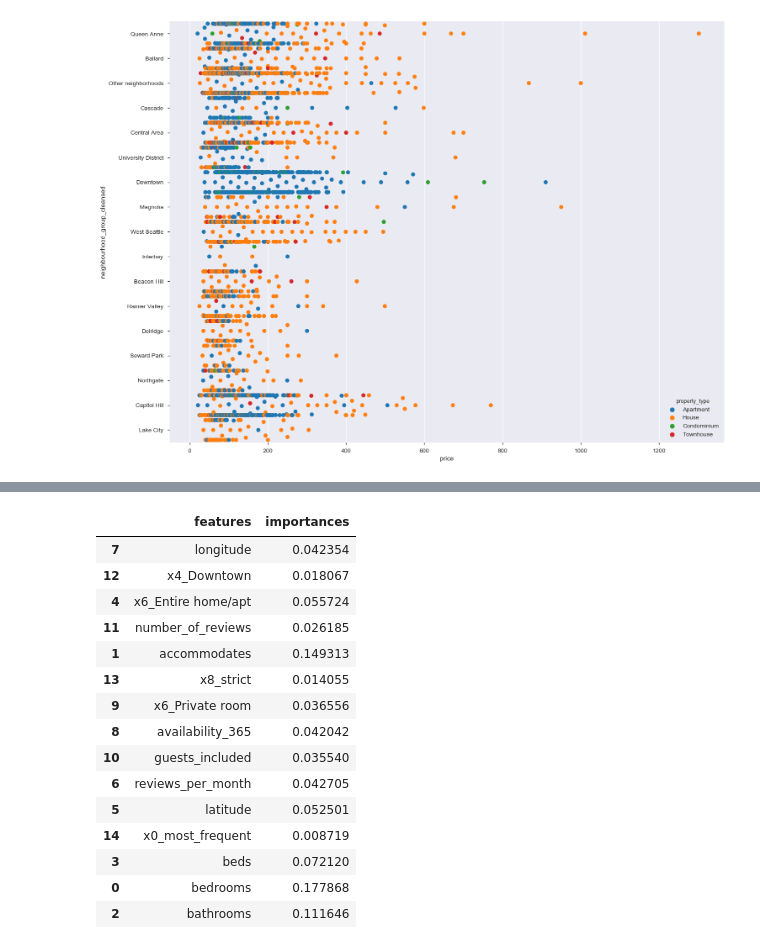
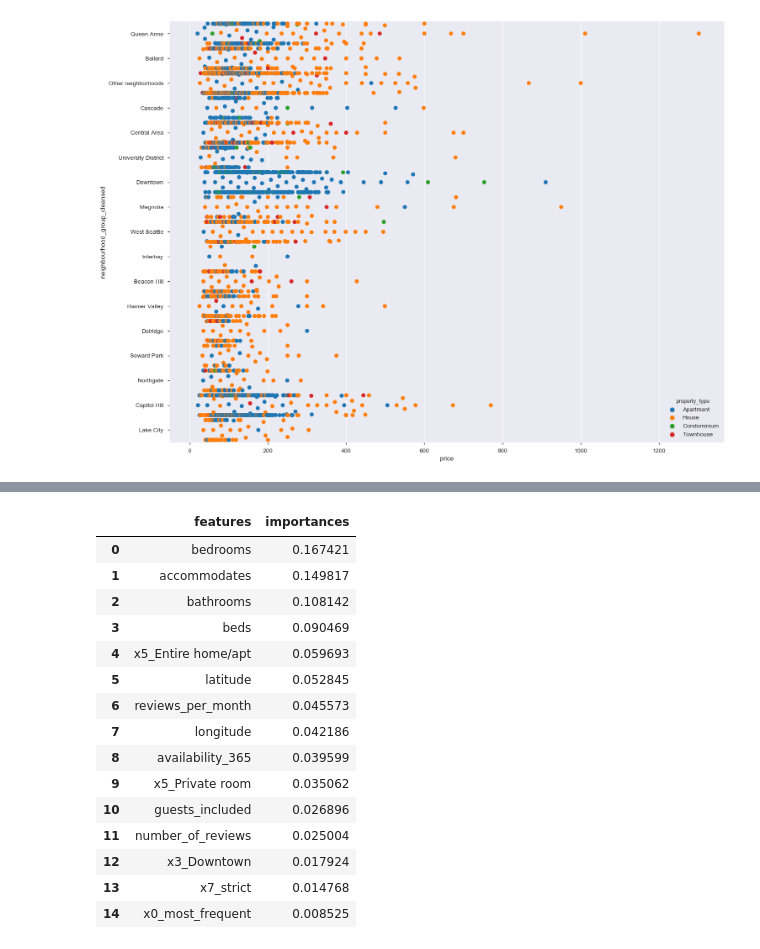
Before and after one commit to sameedakber-ai/Airbnb-Pricing-Strategy-Model, a Jupyter notebook: airbnb.ipynb, the cells around one changed output, grey strips where cells are left out. Drawn from its saved outputs; the diff is of its cells as text; code cells hidden in the pictures.

```diff
--- a/listing price.ipynb
+++ b/airbnb.ipynb
@@ -274,7 +293,7 @@ cat_pipeline = Pipeline([
 ])
 
 num_pipeline = Pipeline([
-    ('si', SimpleImputer(strategy='most_frequent')),
+    ('si', SimpleImputer(strategy='mean')),
     ('ss', StandardScaler())
 ])
 
@@ -309,6 +328,6 @@ random forrest regressor - cv:  48.97490762221058  fit:  0.944823514138305
 # %%
 param_grid = [
-    {'n_estimators': [80, 120, 160, 200], 'max_features': [0.1, 0.15, 0.20, 0.25], 'bootstrap':[True], 'n_jobs':[-1]},
+    {'n_estimators': [80, 120, 160, 200], 'max_features': [0.1, 0.15, 0.20, 0.25, 0.40], 'bootstrap':[True], 'n_jobs':[-1]},
   ]
 
 grid_search_cv = GridSearchCV(RandomForestRegressor(), param_grid, cv=3, scoring='neg_mean_squared_error')
@@ -323,22 +346,22 @@ rmse
 # %%
-features = np.concatenate((ct.named_transformers_['cat'].named_steps['ohe'].get_feature_names(),num_cols))
+features = np.concatenate((ct.named_transformers_['cat'].named_steps['ohe'].get_feature_names(), num_cols))
 feature_importances = bst_estm.feature_importances_
 importances = pd.DataFrame({'features':features, 'importances':feature_importances}).sort_values('importances', ascending=False).reset_index(drop=True).head(n=15)
-importances.sample(15)
+importances.head(15)
 # %% [output]
 |  | features | importances |
-| 7 | longitude | 0.042354 |
-| 12 | x4_Downtown | 0.018067 |
-| 4 | x6_Entire home/apt | 0.055724 |
-| 11 | number_of_reviews | 0.026185 |
-| 1 | accommodates | 0.149313 |
-| 13 | x8_strict | 0.014055 |
-| 9 | x6_Private room | 0.036556 |
-| 8 | availability_365 | 0.042042 |
-| 10 | guests_included | 0.035540 |
-| 6 | reviews_per_month | 0.042705 |
-| 5 | latitude | 0.052501 |
-| 14 | x0_most_frequent | 0.008719 |
-| 3 | beds | 0.072120 |
-| 0 | bedrooms | 0.177868 |
-| 2 | bathrooms | 0.111646 |
+| 0 | bedrooms | 0.167421 |
+| 1 | accommodates | 0.149817 |
+| 2 | bathrooms | 0.108142 |
+| 3 | beds | 0.090469 |
+| 4 | x5_Entire home/apt | 0.059693 |
+| 5 | latitude | 0.052845 |
+| 6 | reviews_per_month | 0.045573 |
+| 7 | longitude | 0.042186 |
+| 8 | availability_365 | 0.039599 |
+| 9 | x5_Private room | 0.035062 |
+| 10 | guests_included | 0.026896 |
+| 11 | number_of_reviews | 0.025004 |
+| 12 | x3_Downtown | 0.017924 |
+| 13 | x7_strict | 0.014768 |
+| 14 | x0_most_frequent | 0.008525 |
```
Also changed, not shown: parts of 27 cells of this notebook, 1 other file.
